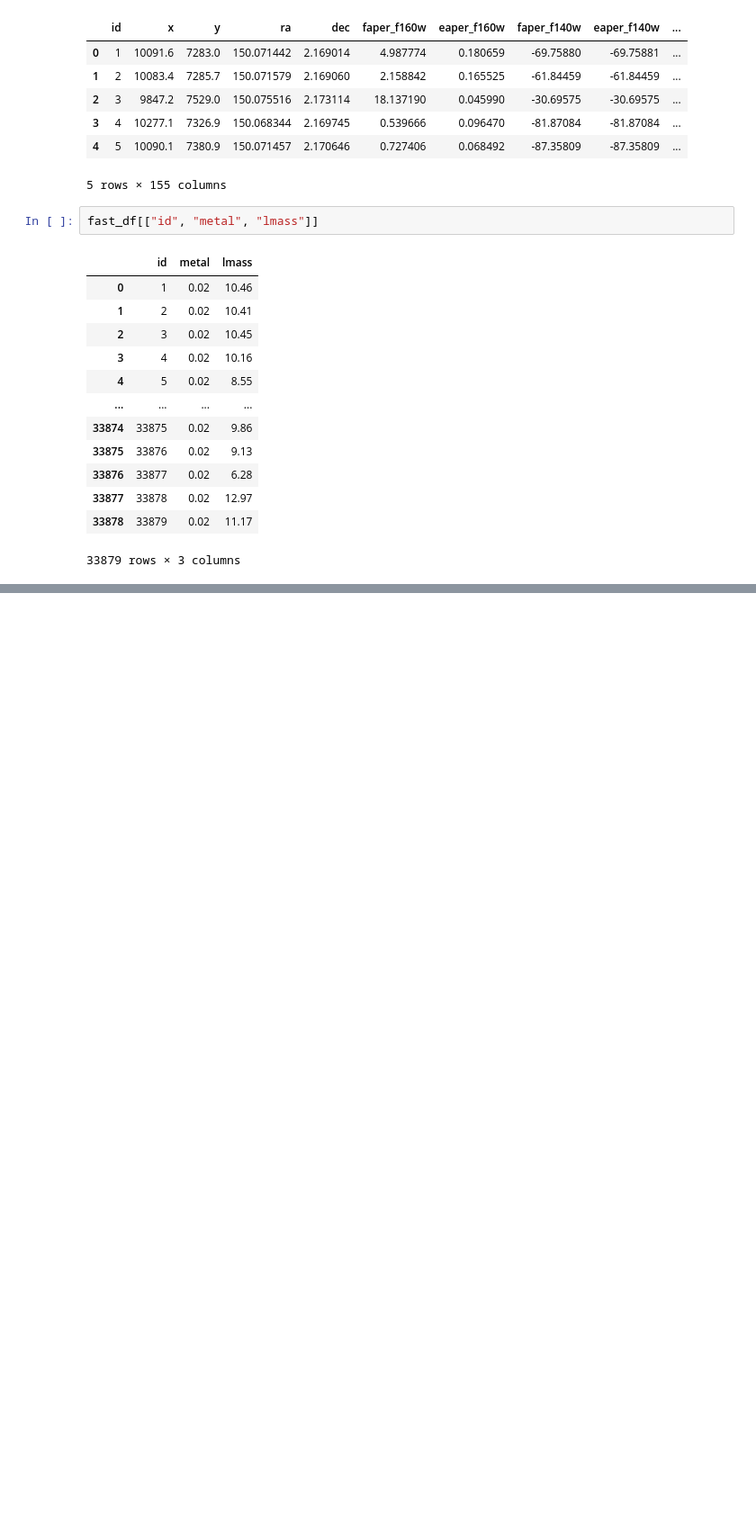
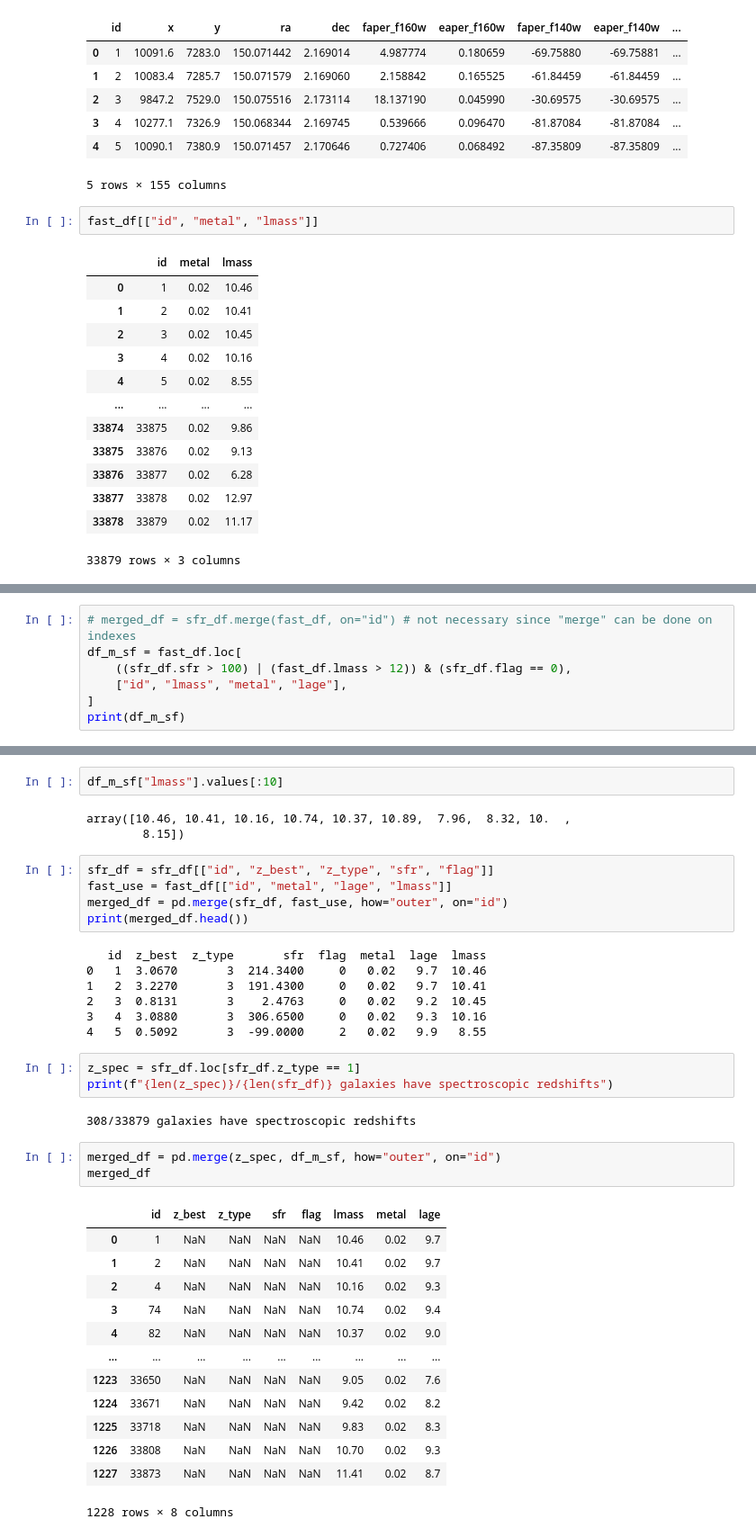
Before and after one commit to mcorne/test-astronomical-python, a Jupyter notebook: 11.3.1 indexing dataframes.ipynb, the cells around one changed output, grey strips where cells are left out. Shown at 90% size. Cells and saved outputs as stored; diff of their text form; blank space fills up the shorter version.

```diff
--- a/11.3.1 indexing dataframes.ipynb
+++ b/11.3.1 indexing dataframes.ipynb
@@ -95,0 +135,7 @@ Name: 0, dtype: float64
+# %%
+# merged_df = sfr_df.merge(fast_df, on="id") # not necessary since "merge" can be done on indexes
+df_m_sf = fast_df.loc[
+    ((sfr_df.sfr > 100) | (fast_df.lmass > 12)) & (sfr_df.flag == 0),
+    ["id", "lmass", "metal", "lage"],
+]
+print(df_m_sf)
@@ -95,0 +157,39 @@ Name: 0, dtype: float64
+# %%
+df_m_sf["lmass"].values[:10]
+# %% [output]
+array([10.46, 10.41, 10.16, 10.74, 10.37, 10.89,  7.96,  8.32, 10.  ,
+        8.15])
+# %%
+sfr_df = sfr_df[["id", "z_best", "z_type", "sfr", "flag"]]
+fast_use = fast_df[["id", "metal", "lage", "lmass"]]
+merged_df = pd.merge(sfr_df, fast_use, how="outer", on="id")
+print(merged_df.head())
+# %% [output]
+   id  z_best  z_type       sfr  flag  metal  lage  lmass
+0   1  3.0670       3  214.3400     0   0.02   9.7  10.46
+1   2  3.2270       3  191.4300     0   0.02   9.7  10.41
+2   3  0.8131       3    2.4763     0   0.02   9.2  10.45
+3   4  3.0880       3  306.6500     0   0.02   9.3  10.16
+4   5  0.5092       3  -99.0000     2   0.02   9.9   8.55
+# %%
+z_spec = sfr_df.loc[sfr_df.z_type == 1]
+print(f"{len(z_spec)}/{len(sfr_df)} galaxies have spectroscopic redshifts")
+# %% [output]
+308/33879 galaxies have spectroscopic redshifts
+# %%
+merged_df = pd.merge(z_spec, df_m_sf, how="outer", on="id")
+merged_df
+# %% [output]
+|  | id | z_best | z_type | sfr | flag | lmass | metal | lage |
+| 0 | 1 | NaN | NaN | NaN | NaN | 10.46 | 0.02 | 9.7 |
+| 1 | 2 | NaN | NaN | NaN | NaN | 10.41 | 0.02 | 9.7 |
+| 2 | 4 | NaN | NaN | NaN | NaN | 10.16 | 0.02 | 9.3 |
+| 3 | 74 | NaN | NaN | NaN | NaN | 10.74 | 0.02 | 9.4 |
+| 4 | 82 | NaN | NaN | NaN | NaN | 10.37 | 0.02 | 9.0 |
+| ... | ... | ... | ... | ... | ... | ... | ... | ... |
+| 1223 | 33650 | NaN | NaN | NaN | NaN | 9.05 | 0.02 | 7.6 |
+| 1224 | 33671 | NaN | NaN | NaN | NaN | 9.42 | 0.02 | 8.2 |
+| 1225 | 33718 | NaN | NaN | NaN | NaN | 9.83 | 0.02 | 8.3 |
+| 1226 | 33808 | NaN | NaN | NaN | NaN | 10.70 | 0.02 | 9.3 |
+| 1227 | 33873 | NaN | NaN | NaN | NaN | 11.41 | 0.02 | 8.7 |
+1228 rows × 8 columns
```
Also changed, not shown: parts of 9 cells of this notebook.
